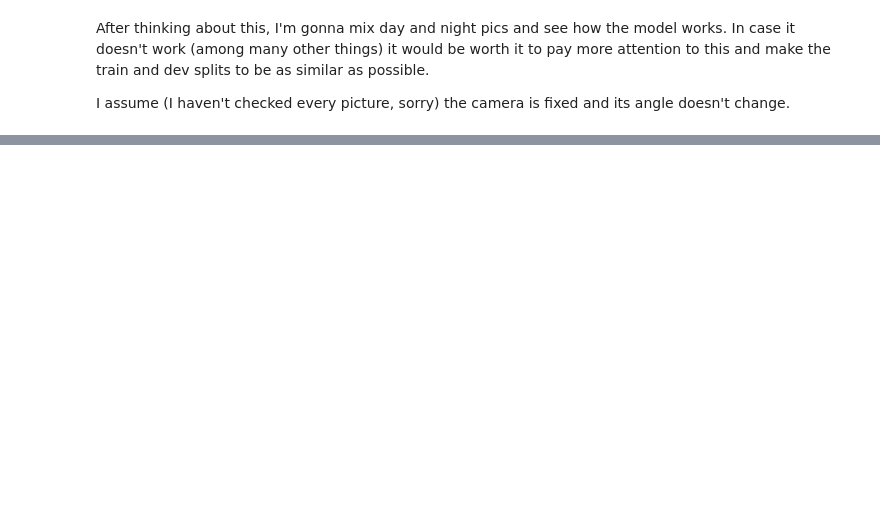
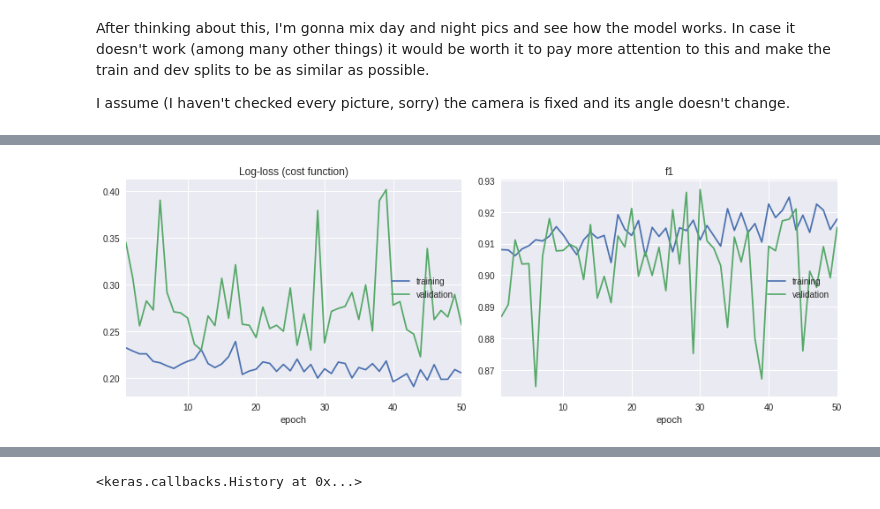
Before and after one commit to jvicentem/pepito-the-cat-in-or-out, a Jupyter notebook: pepito-in-or-out.ipynb, the cells around one changed output, grey strips where cells are left out. Cells and saved outputs as stored; diff of their text form; code cells hidden in the pictures; blank space fills up the shorter version.

```diff
--- a/pepito-in-or-out.ipynb
+++ b/pepito-in-or-out.ipynb
@@ -207,0 +224,10 @@ Epoch 1/1
+# %%
+# execute
+from keras.preprocessing.image import ImageDataGenerator, array_to_img, img_to_array, load_img
+import os
+
+datagen = ImageDataGenerator(rescale=1./255, data_format = 'channels_first',
+                             rotation_range = 10, zoom_range = 0.1,
+                             fill_mode = 'nearest')
+
+BATCH_SIZE = 128
@@ -207,0 +898,20 @@ Epoch 1/1
+# %%
+from keras.models import load_model
+
+model = load_model('./first_model2_1.h5', custom_objects={'f1': f1})
+
+# Second 50 epochs
+from livelossplot import PlotLossesKeras
+import numpy as np
+#                batch_size specified at train_generator
+(model.fit_generator(train_generator, steps_per_epoch = np.floor(len(train_x) / BATCH_SIZE),
+                     epochs = 50,
+#                      workers = 4,
+                     verbose = 2,
+                     max_queue_size = 2,
+                     use_multiprocessing = True,
+                     validation_data=dev_generator,
+                     callbacks=[PlotLossesKeras(), LogCallback()]
+                    ))
+# %% [output]
+[figure, added]
@@ -207,0 +935 @@ Epoch 1/1
+<keras.callbacks.History at 0x...>
```
Also changed, not shown: parts of 190 cells of this notebook, 21 other files.
